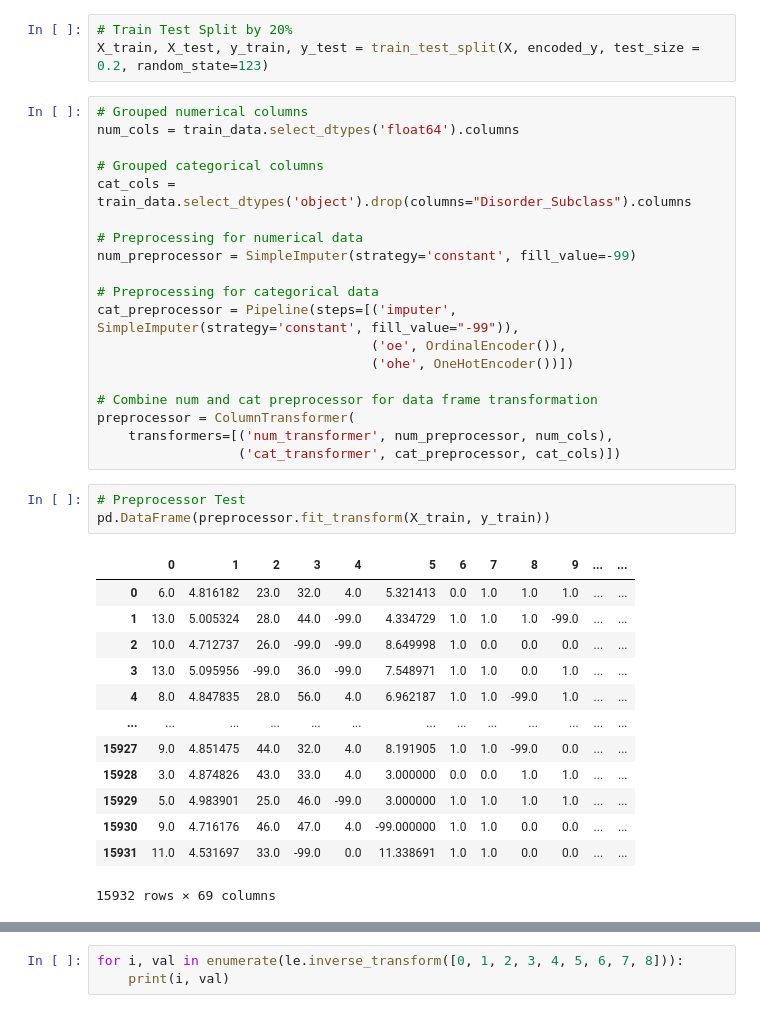
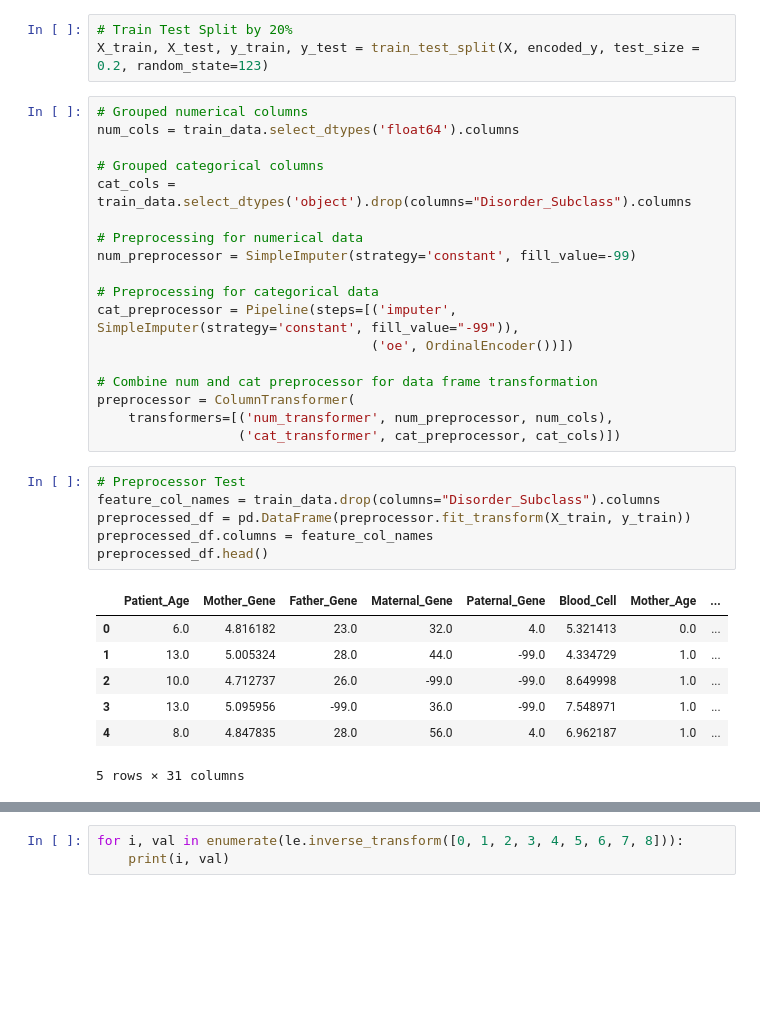
Before and after one commit to ehsung/Capstone-Project-2---Identify-Genetic-Disorder-is-Children, a Jupyter notebook: Notebooks/Preprocessing_and_Modeling.ipynb, the cells around one changed output, grey strips where cells are left out. Saved outputs shown, nothing was run; the diff lists cells and outputs as text; blank space fills up the shorter version.

```diff
--- a/Notebooks/Preprocessing_and_Modeling.ipynb
+++ b/Notebooks/Preprocessing_and_Modeling.ipynb
@@ -92,8 +100,7 @@ num_preprocessor = SimpleImputer(strategy='constant', fill_value=-99)
 
 # Preprocessing for categorical data
 cat_preprocessor = Pipeline(steps=[('imputer', SimpleImputer(strategy='constant', fill_value="-99")),
-                                   ('oe', OrdinalEncoder()),
-                                   ('ohe', OneHotEncoder())])
+                                   ('oe', OrdinalEncoder())])
 
 # Combine num and cat preprocessor for data frame transformation
 preprocessor = ColumnTransformer(
@@ -101,21 +108,18 @@ preprocessor = ColumnTransformer(
                   ('cat_transformer', cat_preprocessor, cat_cols)])
 # %%
 # Preprocessor Test
-pd.DataFrame(preprocessor.fit_transform(X_train, y_train))
+feature_col_names = train_data.drop(columns="Disorder_Subclass").columns
+preprocessed_df = pd.DataFrame(preprocessor.fit_transform(X_train, y_train))
+preprocessed_df.columns = feature_col_names
+preprocessed_df.head()
 # %% [output]
-|  | 0 | 1 | 2 | 3 | 4 | 5 | 6 | 7 | 8 | 9 | ... | ... |
-| 0 | 6.0 | 4.816182 | 23.0 | 32.0 | 4.0 | 5.321413 | 0.0 | 1.0 | 1.0 | 1.0 | ... | ... |
-| 1 | 13.0 | 5.005324 | 28.0 | 44.0 | -99.0 | 4.334729 | 1.0 | 1.0 | 1.0 | -99.0 | ... | ... |
-| 2 | 10.0 | 4.712737 | 26.0 | -99.0 | -99.0 | 8.649998 | 1.0 | 0.0 | 0.0 | 0.0 | ... | ... |
-| 3 | 13.0 | 5.095956 | -99.0 | 36.0 | -99.0 | 7.548971 | 1.0 | 1.0 | 0.0 | 1.0 | ... | ... |
-| 4 | 8.0 | 4.847835 | 28.0 | 56.0 | 4.0 | 6.962187 | 1.0 | 1.0 | -99.0 | 1.0 | ... | ... |
-| ... | ... | ... | ... | ... | ... | ... | ... | ... | ... | ... | ... | ... |
-| 15927 | 9.0 | 4.851475 | 44.0 | 32.0 | 4.0 | 8.191905 | 1.0 | 1.0 | -99.0 | 0.0 | ... | ... |
-| 15928 | 3.0 | 4.874826 | 43.0 | 33.0 | 4.0 | 3.000000 | 0.0 | 0.0 | 1.0 | 1.0 | ... | ... |
-| 15929 | 5.0 | 4.983901 | 25.0 | 46.0 | -99.0 | 3.000000 | 1.0 | 1.0 | 1.0 | 1.0 | ... | ... |
-| 15930 | 9.0 | 4.716176 | 46.0 | 47.0 | 4.0 | -99.000000 | 1.0 | 1.0 | 0.0 | 0.0 | ... | ... |
-| 15931 | 11.0 | 4.531697 | 33.0 | -99.0 | 0.0 | 11.338691 | 1.0 | 1.0 | 0.0 | 0.0 | ... | ... |
+|  | Patient_Age | Mother_Gene | Father_Gene | Maternal_Gene | Paternal_Gene | Blood_Cell | Mother_Age | ... |
+| 0 | 6.0 | 4.816182 | 23.0 | 32.0 | 4.0 | 5.321413 | 0.0 | ... |
+| 1 | 13.0 | 5.005324 | 28.0 | 44.0 | -99.0 | 4.334729 | 1.0 | ... |
+| 2 | 10.0 | 4.712737 | 26.0 | -99.0 | -99.0 | 8.649998 | 1.0 | ... |
+| 3 | 13.0 | 5.095956 | -99.0 | 36.0 | -99.0 | 7.548971 | 1.0 | ... |
+| 4 | 8.0 | 4.847835 | 28.0 | 56.0 | 4.0 | 6.962187 | 1.0 | ... |
-15932 rows × 69 columns
+5 rows × 31 columns
 # %%
 pd.DataFrame(preprocessor.fit_transform(X_train, y_train)).info()
 # %% [output]
```
Also changed, not shown: parts of 58 cells of this notebook, 2 other files.
